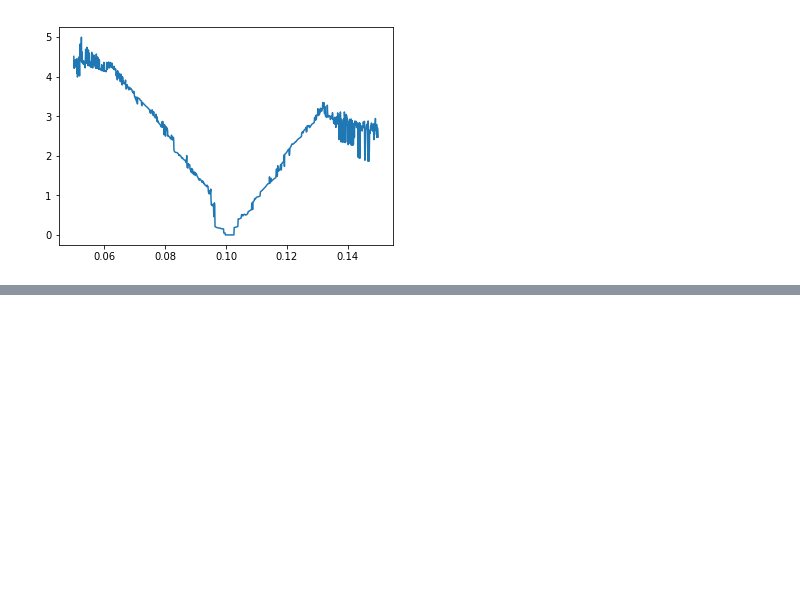
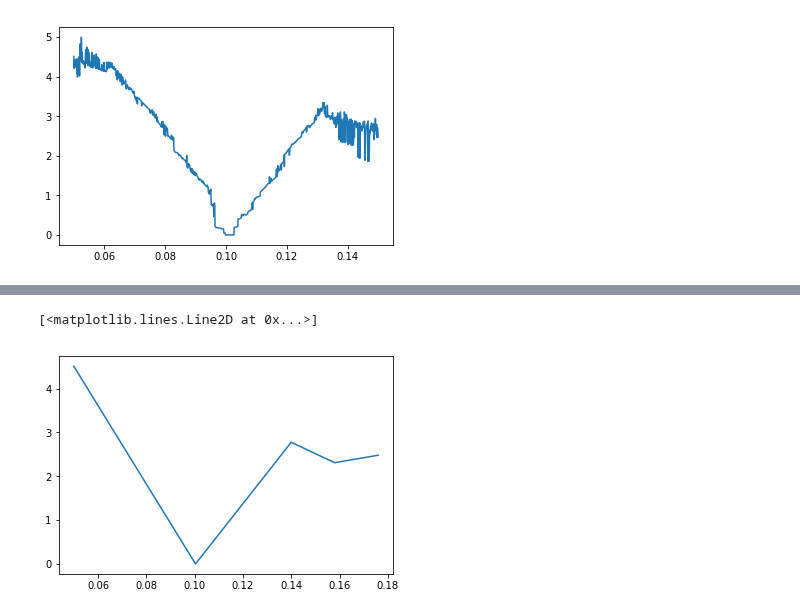
Before and after one commit to felixquinton/tyssue-taylor, a Jupyter notebook: notebooks/reunions/13_03/20_03_preparing_a_non_convex_plot.ipynb, the cells around one changed output, grey strips where cells are left out. Cells and saved outputs as stored; diff of their text form; code cells hidden in the pictures; blank space fills up the shorter version.

```diff
--- a/notebooks/reunions/13_03/20_03_preparing_a_non_convex_plot.ipynb
+++ b/notebooks/reunions/13_03/20_03_preparing_a_non_convex_plot.ipynb
@@ -204,0 +222,7 @@ plt.plot(np.linspace(0.05, 0.15, 1001), list_dist)
+# %%
+np.array(list_dist)[np.int32(np.arange(len(list_dist)/4)*4)]
+plt.plot(np.linspace(0.05, 0.50, 251)[[0, 28, 50, 60, 70]],
+         np.array(list_dist)[[0, 28, 50, 60, 70]])
+# %% [output]
+[<matplotlib.lines.Line2D at 0x...>]
+[figure, added]
```
Also changed, not shown: parts of 6 cells of this notebook, 12 other files.
